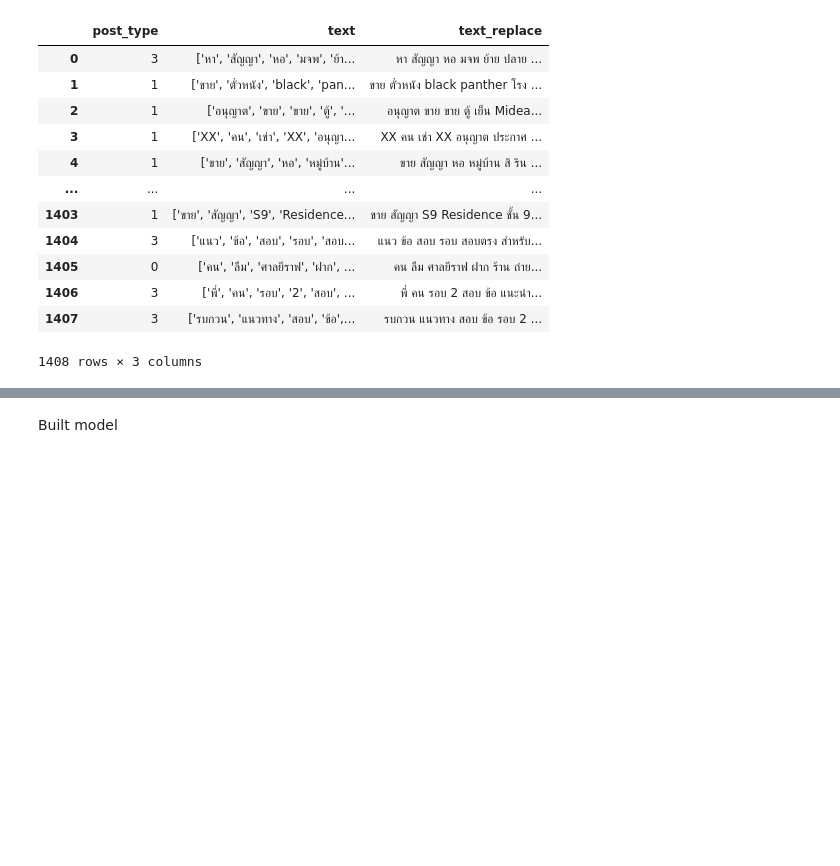
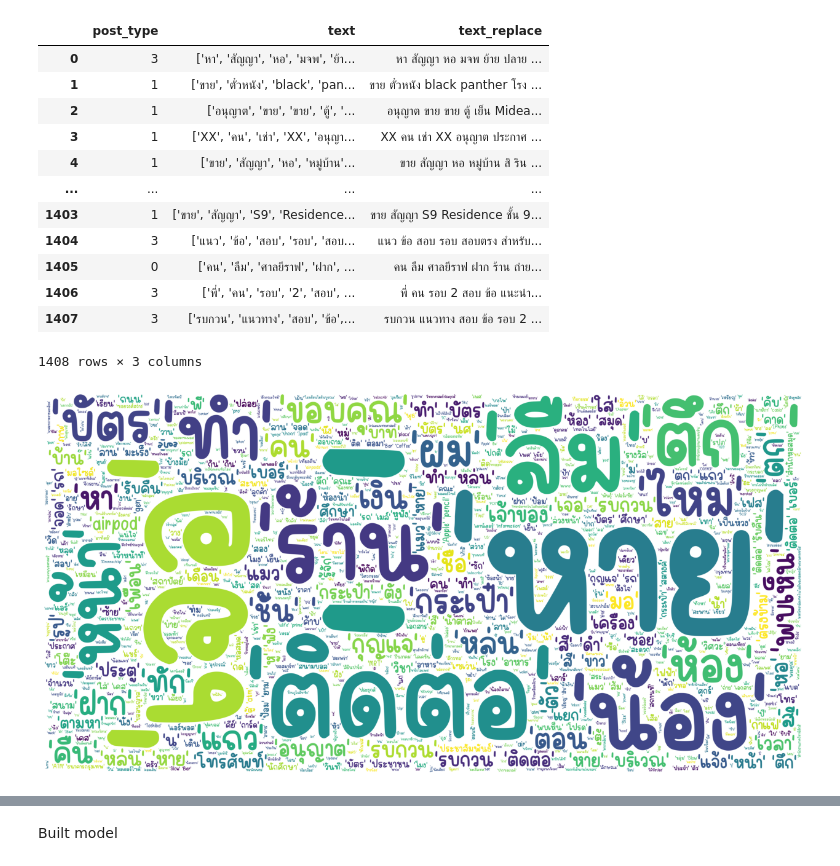
Before and after one commit to MolaOrangeFish/scrap_facebook_linux, a Jupyter notebook: prepare_dataset/train_model_sklearn.ipynb, the cells around one changed output, grey strips where cells are left out. Cells and saved outputs as stored; diff of their text form; code cells hidden in the pictures; blank space fills up the shorter version.

```diff
--- a/prepare_dataset/train_model_sklearn.ipynb
+++ b/prepare_dataset/train_model_sklearn.ipynb
@@ -31,3 +32,20 @@ df
 | 1406 | 3 | ['พี่', 'คน', 'รอบ', '2', 'สอบ', ... | พี่ คน รอบ 2 สอบ ข้อ แนะนำ... |
 | 1407 | 3 | ['รบกวน', 'แนวทาง', 'สอบ', 'ข้อ',... | รบกวน แนวทาง สอบ ข้อ รอบ 2 ... |
 1408 rows × 3 columns
+# %%
+from wordcloud import WordCloud, STOPWORDS
+th_stop_origin = tuple(thai_stopwords())
+# %%
+import matplotlib.pyplot as plt
+from wordcloud import WordCloud, STOPWORDS
+df_pos = df[df['post_type'] == 0]
+pos_word_all = " ".join(text for text in df_pos['text'])
+reg = r"[ก-๙a-zA-Z']+"
+fp = 'content\Ethan.ttf'
+wordcloud = WordCloud(stopwords=th_stop_origin, background_color = 'white', max_words=2000, height = 2000, width=4000, font_path=fp, regexp=reg).generate(pos_word_all)
+plt.figure(figsize = (16,8))
+plt.imshow(wordcloud)
+plt.axis('off')
+plt.show()
+# %% [output]
+[figure, added]
```
Also changed, not shown: parts of 3 cells of this notebook, 1 other file.
